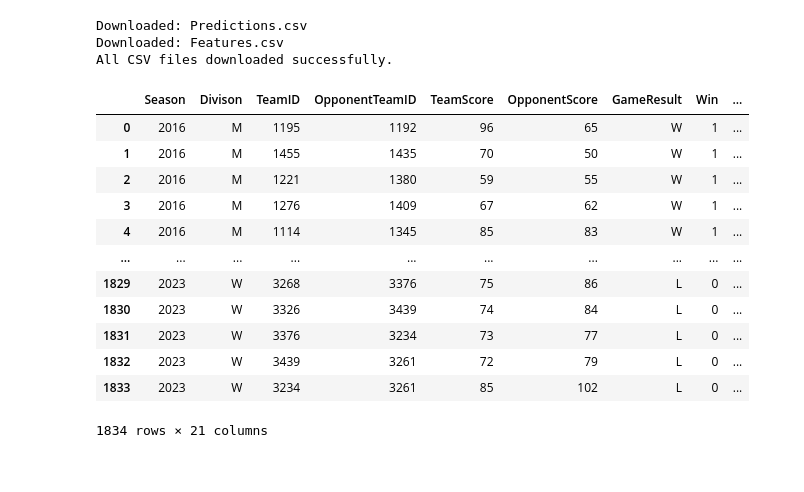
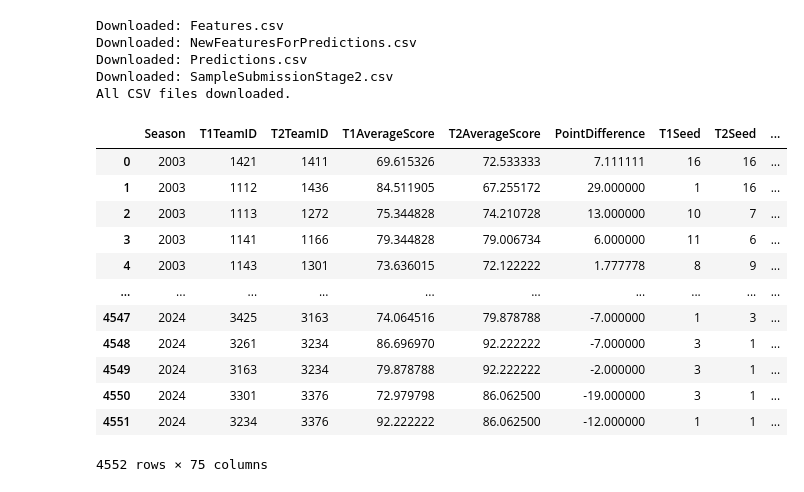
Before and after one commit to jamie07262/INFO-3608-PROJECT, a Jupyter notebook: models/KNN_Model_Lite.ipynb, the cells around one changed output. Saved outputs shown, nothing was run; the diff lists cells and outputs as text; code cells hidden in the pictures.

Commit message:
Model with new Data

```diff
--- a/models/KNN_Model_Lite.ipynb
+++ b/models/KNN_Model_Lite.ipynb
@@ -13,42 +15,46 @@ import matplotlib.pyplot as plt
-# %%
-# Define GitHub paths
-github_url = "https://github.com/jamie07262/INFO-3608-PROJECT/tree/main/data/processed"
-processed_url_prefix = "https://raw.githubusercontent.com/jamie07262/INFO-3608-PROJECT/main/data/processed/"
-
-# Get the HTML content of the folder
-response = requests.get(github_url)
-html = response.text
-
-# Extract CSV filenames and remove duplicates
-csv_files = list(set(re.findall(r'href=".*?/data/processed/([^"]+\.csv)"', html)))
-
-# Create the directory and download the files
-!mkdir -p processed
-for file in csv_files:
-    url = processed_url_prefix + file
-    !wget -q -P processed {url}
-    print(f"Downloaded: {file}")
-
-print("All CSV files downloaded successfully.")
-# %% [output]
-Downloaded: Predictions.csv
-Downloaded: Features.csv
-All CSV files downloaded successfully.
+# %%
+# GitHub API URL for the directory
+api_url = "https://api.github.com/repos/jamie07262/INFO-3608-PROJECT/contents/data/processed"
+
+# Create local directory
+os.makedirs("processed", exist_ok=True)
+
+# Get list of files from GitHub API
+response = requests.get(api_url)
+if response.status_code == 200:
+    files = response.json()
+    for file in files:
+        if file['name'].endswith('.csv'):
+            download_url = file['download_url']
+            r = requests.get(download_url)
+            with open(f"processed/{file['name']}", "wb") as f:
+                f.write(r.content)
+            print(f"Downloaded: {file['name']}")
+else:
+    print(f"Failed to access API: {response.status_code}")
+
+print("All CSV files downloaded.")
+# %% [output]
+Downloaded: Features.csv
+Downloaded: NewFeaturesForPredictions.csv
+Downloaded: Predictions.csv
+Downloaded: SampleSubmissionStage2.csv
+All CSV files downloaded.
 # %%
 # Load the features file
-df_features = pd.read_csv("processed/Features.csv")
+df_features = pd.read_csv("processed/NewFeaturesForPredictions.csv")
 display(df_features)
 # %% [output]
-|  | Season | Divison | TeamID | OpponentTeamID | TeamScore | OpponentScore | GameResult | Win | ... |
-| 0 | 2016 | M | 1195 | 1192 | 96 | 65 | W | 1 | ... |
-| 1 | 2016 | M | 1455 | 1435 | 70 | 50 | W | 1 | ... |
-| 2 | 2016 | M | 1221 | 1380 | 59 | 55 | W | 1 | ... |
-| 3 | 2016 | M | 1276 | 1409 | 67 | 62 | W | 1 | ... |
-| 4 | 2016 | M | 1114 | 1345 | 85 | 83 | W | 1 | ... |
+|  | Season | T1TeamID | T2TeamID | T1AverageScore | T2AverageScore | PointDifference | T1Seed | T2Seed | ... |
+| 0 | 2003 | 1421 | 1411 | 69.615326 | 72.533333 | 7.111111 | 16 | 16 | ... |
+| 1 | 2003 | 1112 | 1436 | 84.511905 | 67.255172 | 29.000000 | 1 | 16 | ... |
+| 2 | 2003 | 1113 | 1272 | 75.344828 | 74.210728 | 13.000000 | 10 | 7 | ... |
+| 3 | 2003 | 1141 | 1166 | 79.344828 | 79.006734 | 6.000000 | 11 | 6 | ... |
+| 4 | 2003 | 1143 | 1301 | 73.636015 | 72.122222 | 1.777778 | 8 | 9 | ... |
 | ... | ... | ... | ... | ... | ... | ... | ... | ... | ... |
-| 1829 | 2023 | W | 3268 | 3376 | 75 | 86 | L | 0 | ... |
-| 1830 | 2023 | W | 3326 | 3439 | 74 | 84 | L | 0 | ... |
-| 1831 | 2023 | W | 3376 | 3234 | 73 | 77 | L | 0 | ... |
-| 1832 | 2023 | W | 3439 | 3261 | 72 | 79 | L | 0 | ... |
-| 1833 | 2023 | W | 3234 | 3261 | 85 | 102 | L | 0 | ... |
+| 4547 | 2024 | 3425 | 3163 | 74.064516 | 79.878788 | -7.000000 | 1 | 3 | ... |
+| 4548 | 2024 | 3261 | 3234 | 86.696970 | 92.222222 | -7.000000 | 3 | 1 | ... |
+| 4549 | 2024 | 3163 | 3234 | 79.878788 | 92.222222 | -2.000000 | 3 | 1 | ... |
+| 4550 | 2024 | 3301 | 3376 | 72.979798 | 86.062500 | -19.000000 | 3 | 1 | ... |
+| 4551 | 2024 | 3234 | 3376 | 92.222222 | 86.062500 | -12.000000 | 1 | 1 | ... |
-1834 rows × 21 columns
+4552 rows × 75 columns
```
Also changed, not shown: parts of 4 cells of this notebook.
